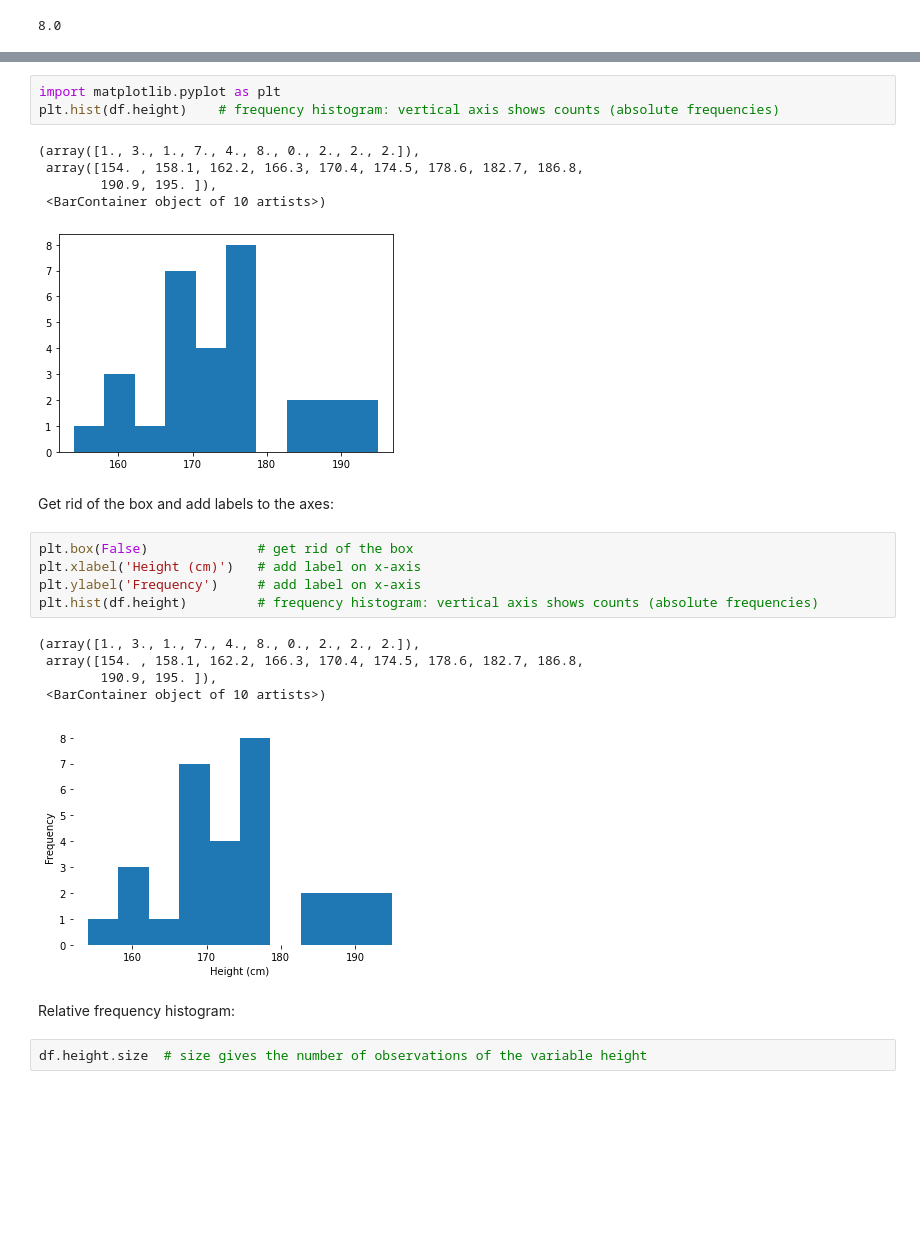
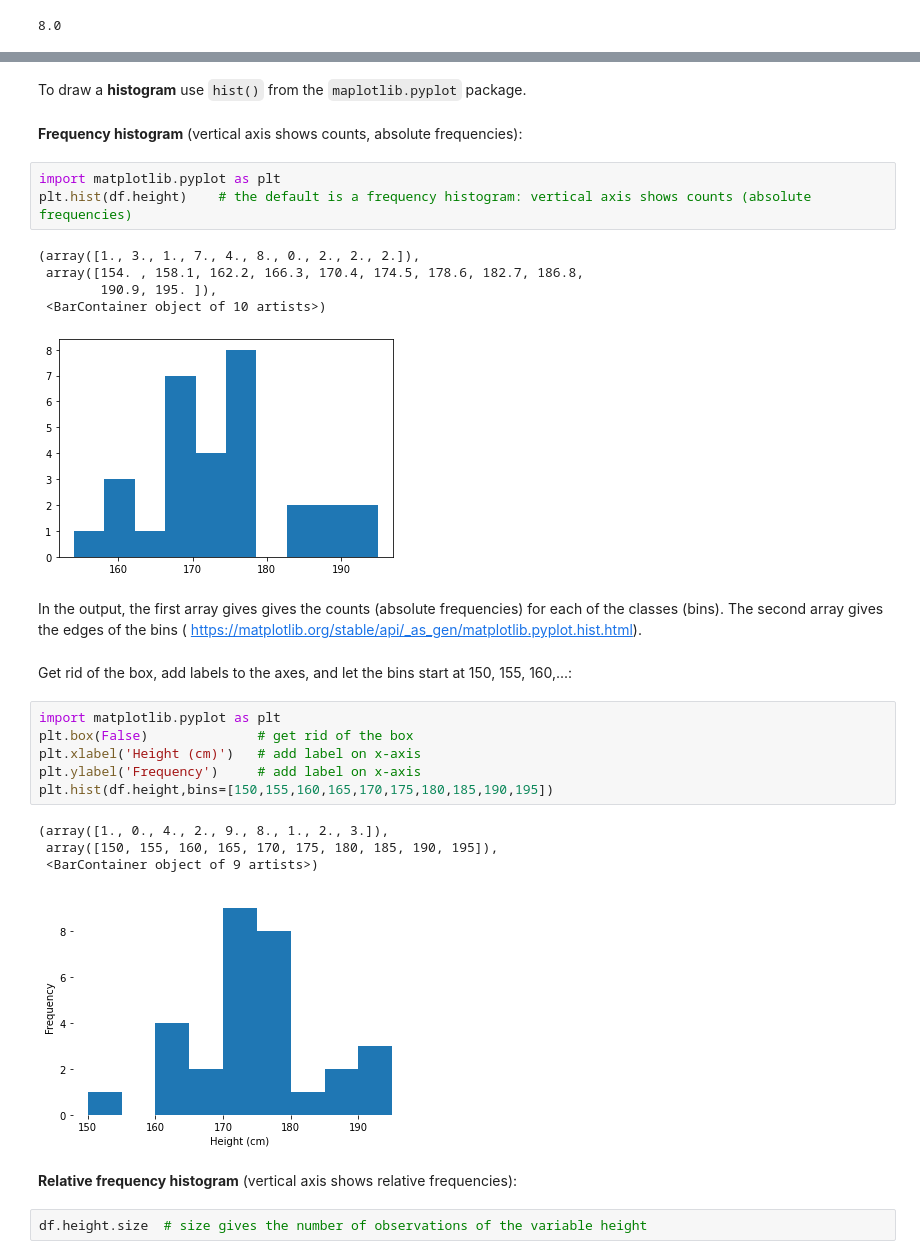
Before and after one commit to luc-hens/luc-hens.github.io, a Jupyter notebook: Statistics-I-using-Python.ipynb, the cells around one changed output, grey strips where cells are left out. Drawn from its saved outputs; the diff is of its cells as text; blank space fills up the shorter version.

```diff
--- a/Statistics-I-using-Python.ipynb
+++ b/Statistics-I-using-Python.ipynb
@@ -359,27 +381,33 @@ Frequency histogram:
+# %% [markdown]
+To draw a **histogram** use `hist()` from the `maplotlib.pyplot` package.
+# %% [markdown]
+**Frequency histogram** (vertical axis shows counts, absolute frequencies):
 # %%
 import matplotlib.pyplot as plt
-plt.hist(df.height)    # frequency histogram: vertical axis shows counts (absolute frequencies)
+plt.hist(df.height)    # the default is a frequency histogram: vertical axis shows counts (absolute frequencies)
 # %% [output]
 (array([1., 3., 1., 7., 4., 8., 0., 2., 2., 2.]),
  array([154. , 158.1, 162.2, 166.3, 170.4, 174.5, 178.6, 182.7, 186.8,
         190.9, 195. ]),
  <BarContainer object of 10 artists>)
 [figure]
+# %% [markdown]
+In the output, the first array gives  gives the counts (absolute frequencies) for each of the classes (bins). The second array gives the edges of the bins ( https://matplotlib.org/stable/api/_as_gen/matplotlib.pyplot.hist.html).
 # %% [markdown]
-Get rid of the box and add labels to the axes:
+Get rid of the box, add labels to the axes, and let the bins start at 150, 155, 160,...:
 # %%
+import matplotlib.pyplot as plt
 plt.box(False)              # get rid of the box
 plt.xlabel('Height (cm)')   # add label on x-axis
 plt.ylabel('Frequency')     # add label on x-axis
-plt.hist(df.height)         # frequency histogram: vertical axis shows counts (absolute frequencies)
+plt.hist(df.height,bins=[150,155,160,165,170,175,180,185,190,195])
 # %% [output]
-(array([1., 3., 1., 7., 4., 8., 0., 2., 2., 2.]),
- array([154. , 158.1, 162.2, 166.3, 170.4, 174.5, 178.6, 182.7, 186.8,
-        190.9, 195. ]),
- <BarContainer object of 10 artists>)
+(array([1., 0., 4., 2., 9., 8., 1., 2., 3.]),
+ array([150, 155, 160, 165, 170, 175, 180, 185, 190, 195]),
+ <BarContainer object of 9 artists>)
-[figure, old version]
+[figure, new version]
-# %% [markdown]
-Relative frequency histogram:
+# %% [markdown]
+**Relative frequency histogram** (vertical axis shows relative frequencies):
 # %%
 df.height.size  # size gives the number of observations of the variable height
 # %% [output]
```
Also changed, not shown: parts of 90 cells of this notebook.
